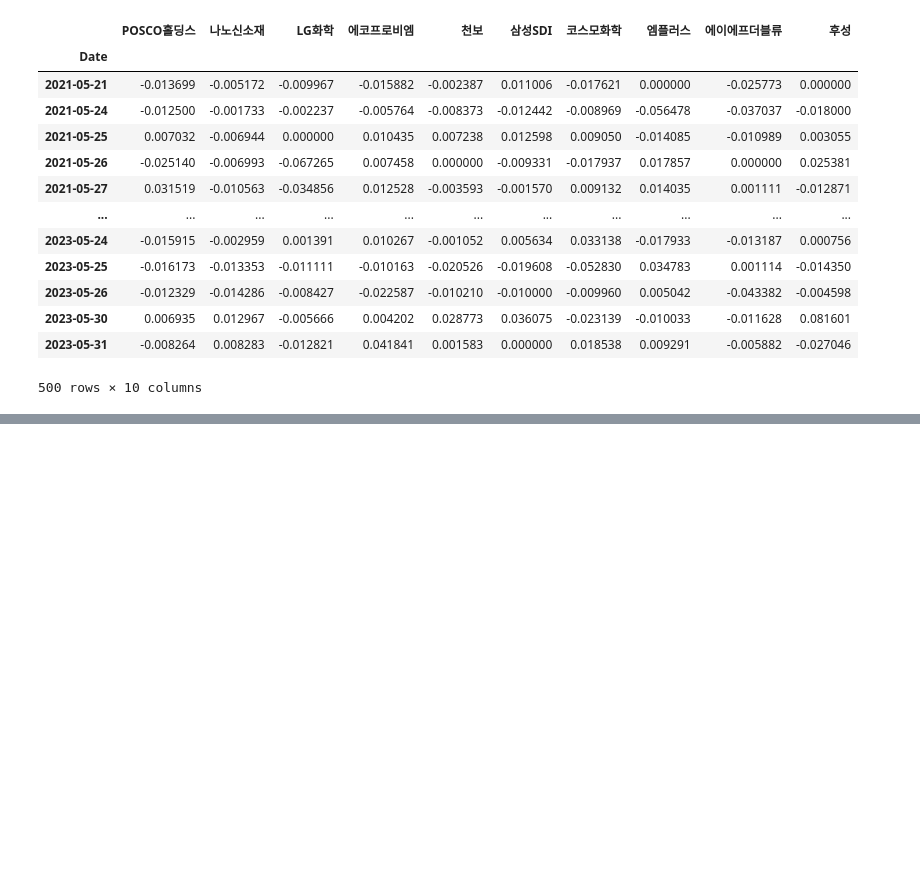
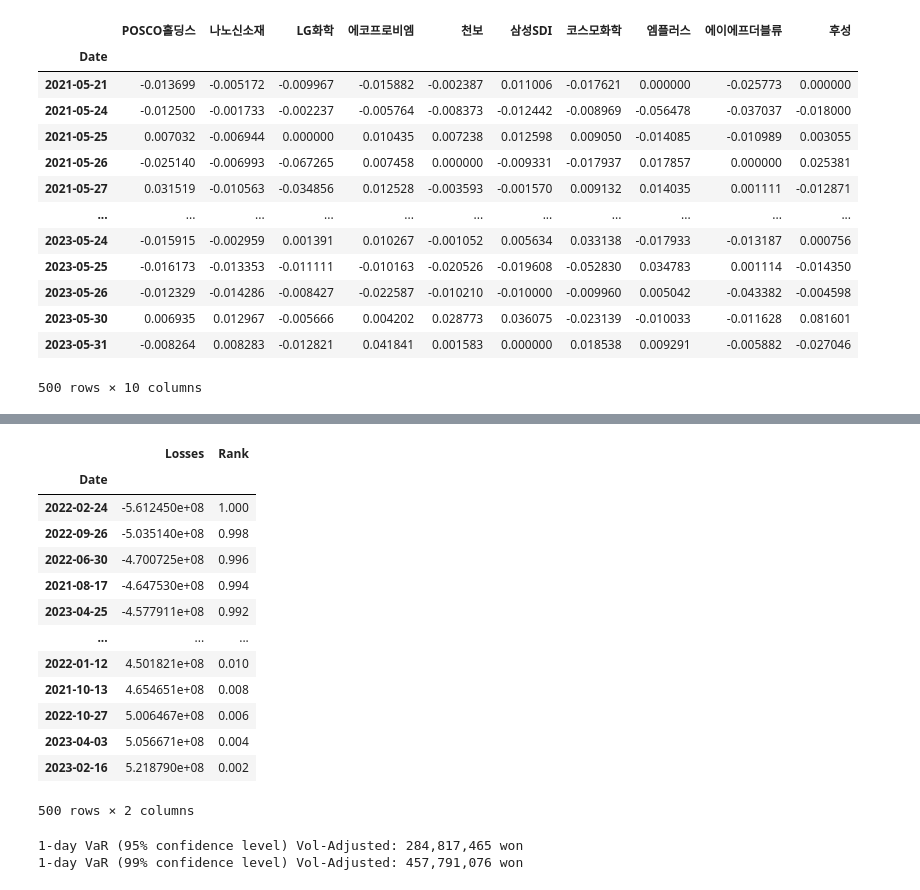
Before and after one commit to Readerlution/VaR-Empirical, a Jupyter notebook: stocks.ipynb, the cells around one changed output, grey strips where cells are left out. Drawn from its saved outputs; the diff is of its cells as text; code cells hidden in the pictures; blank space fills up the shorter version.

Commit message:
volatility adjusted VaR

```diff
--- a/stocks.ipynb
+++ b/stocks.ipynb
@@ -240,0 +303,11 @@ weight_df
+# %%
+from arch import arch_model
+# Estimate GARCH(1,1) parameters for each stock returns
+def garch11(arr: list[float]):
+	# Function to return garch11 parameters for a given time series array
+	model = arch_model(arr, vol='GARCH',p=1, q=1, mean='Constant')
+	res = model.fit(disp='off')
+	return res
+# %%
+# Estimate GARCH(1,1) and store them in dataframe
+models = {company:garch11(test_returns[company]) for company in test_returns.columns}
@@ -240,0 +338,12 @@ weight_df
+# %%
+vols = pd.DataFrame({company:models[company].conditional_volatility for company in models})
+# Replace volatilities with most recent vol divided by each day's vol
+vols2 = vols.copy()
+for asset in vols2:
+    vols2[asset] = vols2[asset].apply(lambda x: vols2[asset][-1]/x)
+
+vol_adj_portfolio = pd.DataFrame(test_returns.values * vols2.values, columns=test_returns.columns, index=test_returns.index)
+# %%
+# Convert volatility-adjusted returns to P/L
+vol_adjusted_pnl = (vol_adj_portfolio.dot(allocation))
+vol_adjusted_pnl
@@ -240,0 +364,29 @@ weight_df
+# %%
+vol_adj_rank = pd.concat([vol_adjusted_pnl,(vol_adjusted_pnl.rank(pct=True, ascending=False))], axis=1)
+vol_adj_rank.columns = ['Losses', 'Rank']
+
+vol_adj_rank = vol_adj_rank.sort_values("Losses")
+vol_adj_rank
+# %% [output]
+|  | Losses | Rank |
+| Date |  |  |
+| 2022-02-24 | -5.612450e+08 | 1.000 |
+| 2022-09-26 | -5.035140e+08 | 0.998 |
+| 2022-06-30 | -4.700725e+08 | 0.996 |
+| 2021-08-17 | -4.647530e+08 | 0.994 |
+| 2023-04-25 | -4.577911e+08 | 0.992 |
+| ... | ... | ... |
+| 2022-01-12 | 4.501821e+08 | 0.010 |
+| 2021-10-13 | 4.654651e+08 | 0.008 |
+| 2022-10-27 | 5.006467e+08 | 0.006 |
+| 2023-04-03 | 5.056671e+08 | 0.004 |
+| 2023-02-16 | 5.218790e+08 | 0.002 |
+500 rows × 2 columns
+# %%
+VaR_95_vol = -int(vol_adj_rank.iloc[int(.05*len(vol_adj_rank)-1)]['Losses'])
+VaR_99_vol = -int(vol_adj_rank.iloc[int(.01*len(vol_adj_rank)-1)]['Losses'])
+print(f"1-day VaR (95% confidence level) Vol-Adjusted: {VaR_95_vol:,} won")
+print(f"1-day VaR (99% confidence level) Vol-Adjusted: {VaR_99_vol:,} won")
+# %% [output]
+1-day VaR (95% confidence level) Vol-Adjusted: 284,817,465 won
+1-day VaR (99% confidence level) Vol-Adjusted: 457,791,076 won
```
Also changed, not shown: parts of 16 cells of this notebook.
